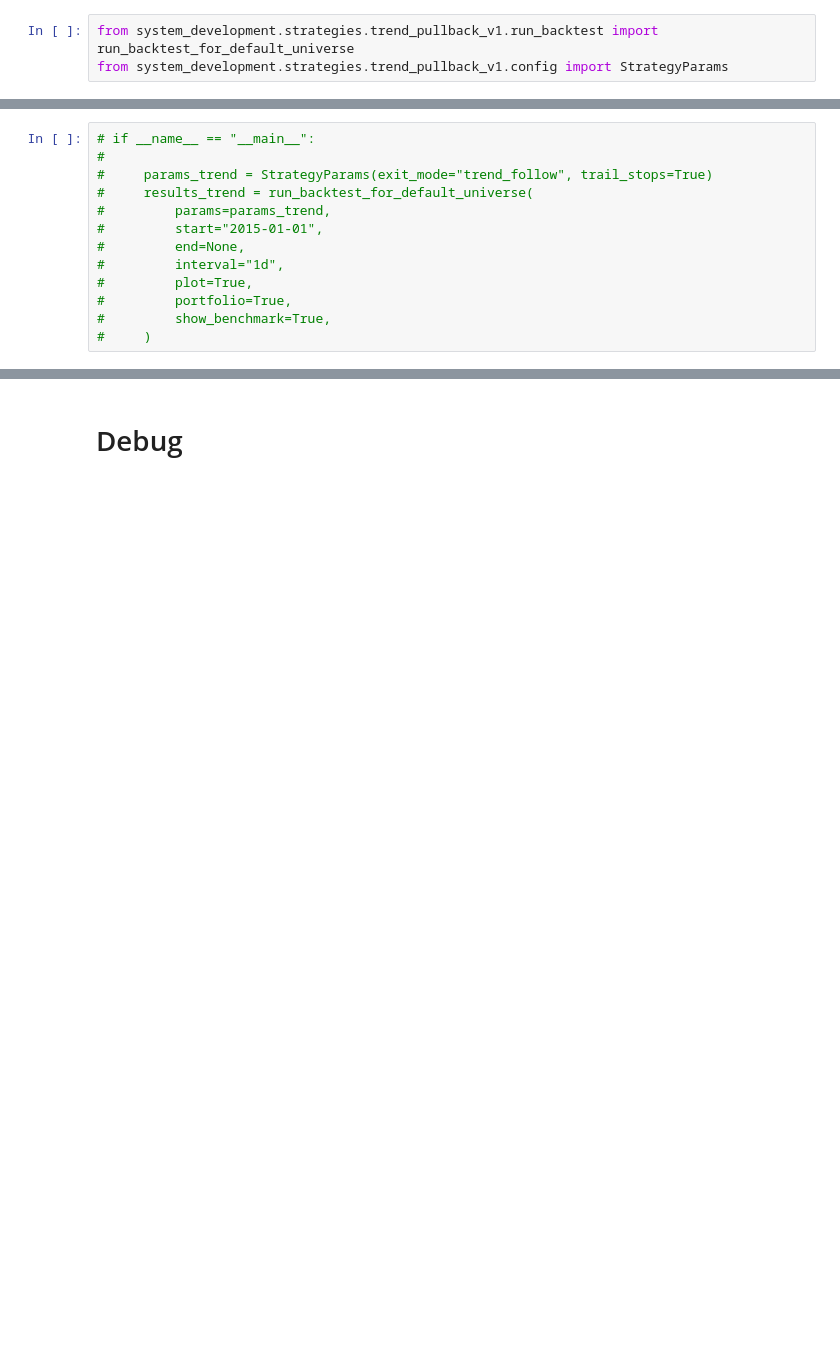
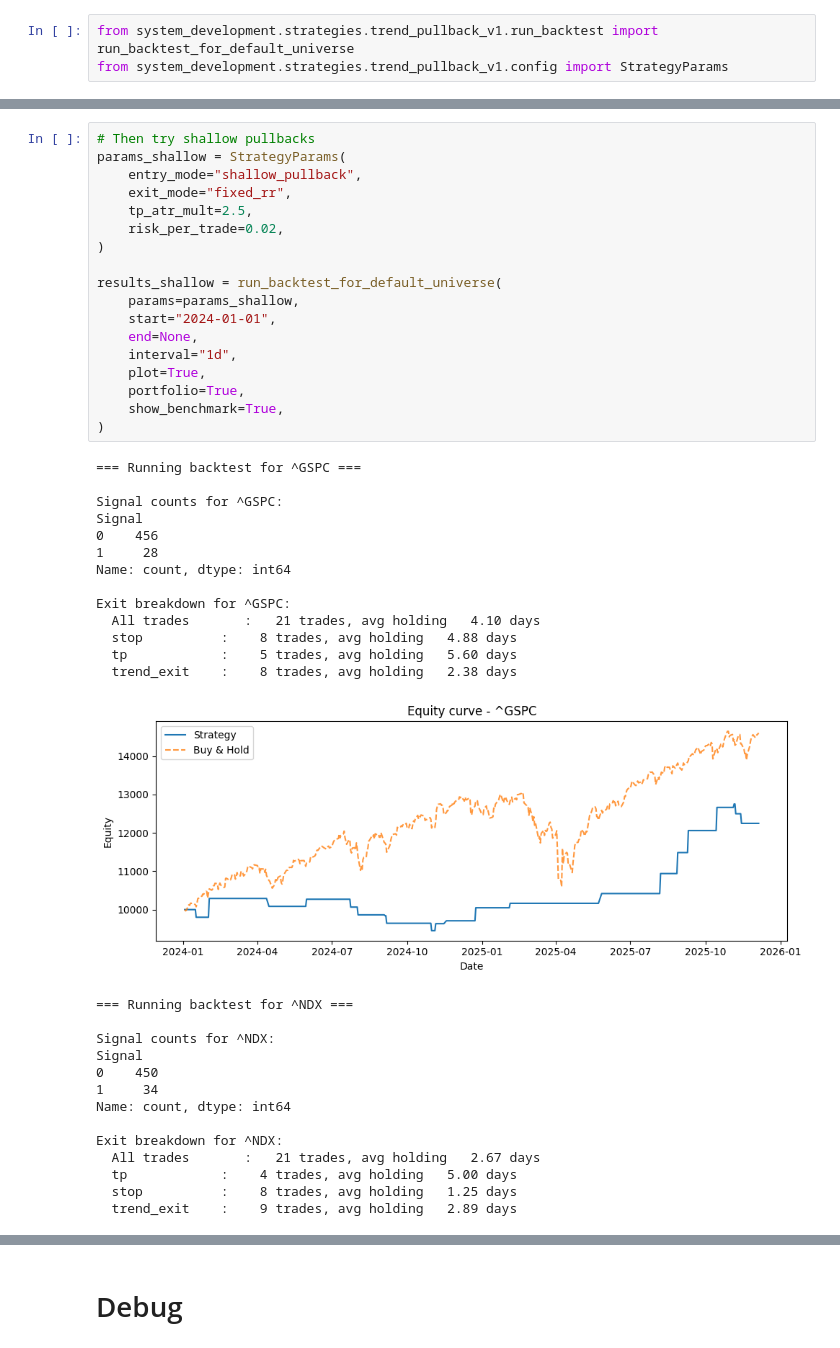
Before and after one commit to HdamaGIT/daman-trading, a Jupyter notebook: system/main.ipynb, the cells around one changed output, grey strips where cells are left out. Cells and saved outputs as stored; diff of their text form; blank space fills up the shorter version.

```diff
--- a/system/main.ipynb
+++ b/system/main.ipynb
@@ -122,13 +127,46 @@ sharpe_ratio        :   0.3343
 # %%
-# if __name__ == "__main__":
-#
-#     params_trend = StrategyParams(exit_mode="trend_follow", trail_stops=True)
-#     results_trend = run_backtest_for_default_universe(
-#         params=params_trend,
-#         start="2015-01-01",
-#         end=None,
-#         interval="1d",
-#         plot=True,
-#         portfolio=True,
-#         show_benchmark=True,
-#     )
+# Then try shallow pullbacks
+params_shallow = StrategyParams(
+    entry_mode="shallow_pullback",
+    exit_mode="fixed_rr",
+    tp_atr_mult=2.5,
+    risk_per_trade=0.02,
+)
+
+results_shallow = run_backtest_for_default_universe(
+    params=params_shallow,
+    start="2024-01-01",
+    end=None,
+    interval="1d",
+    plot=True,
+    portfolio=True,
+    show_benchmark=True,
+)
+# %% [output]
+=== Running backtest for ^GSPC ===
+
+Signal counts for ^GSPC:
+Signal
+0    456
+1     28
+Name: count, dtype: int64
+
+Exit breakdown for ^GSPC:
+  All trades       :   21 trades, avg holding   4.10 days
+  stop          :    8 trades, avg holding   4.88 days
+  tp            :    5 trades, avg holding   5.60 days
+  trend_exit    :    8 trades, avg holding   2.38 days
+[figure, added]
+=== Running backtest for ^NDX ===
+
+Signal counts for ^NDX:
+Signal
+0    450
+1     34
+Name: count, dtype: int64
+
+Exit breakdown for ^NDX:
+  All trades       :   21 trades, avg holding   2.67 days
+  tp            :    4 trades, avg holding   5.00 days
+  stop          :    8 trades, avg holding   1.25 days
+  trend_exit    :    9 trades, avg holding   2.89 days
```
Also changed, not shown: parts of 4 cells of this notebook, 3 other files.
